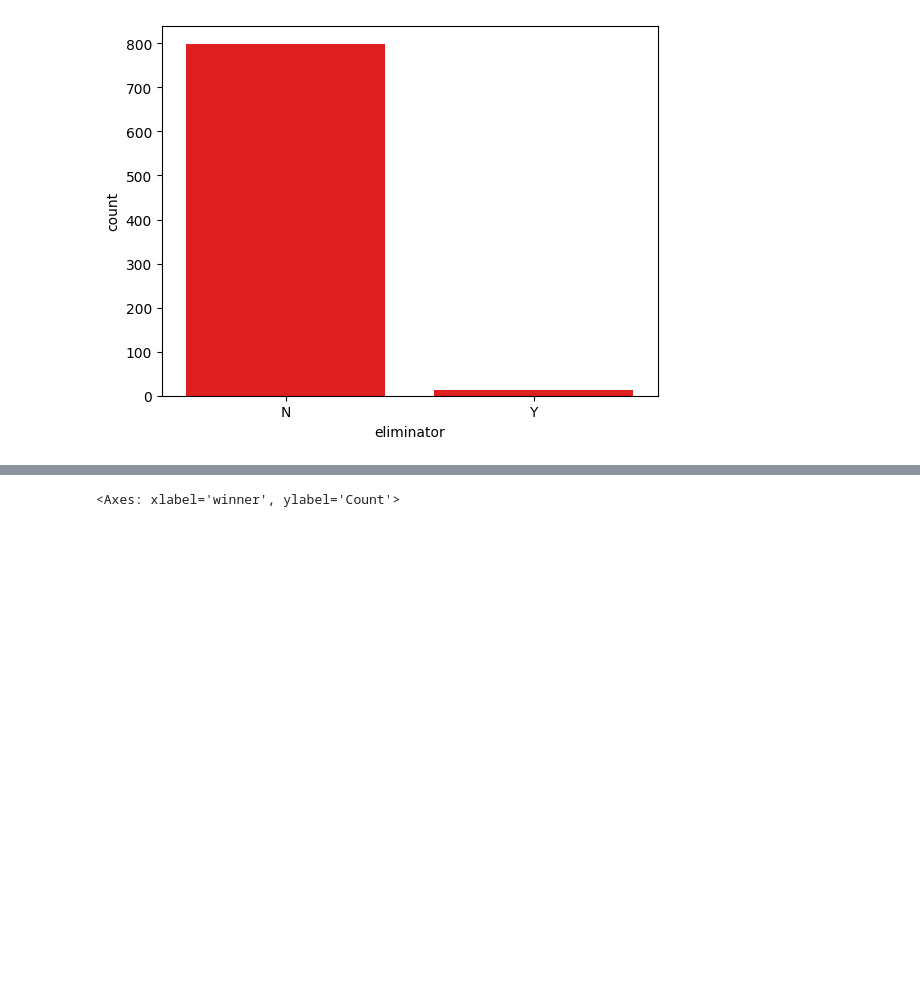
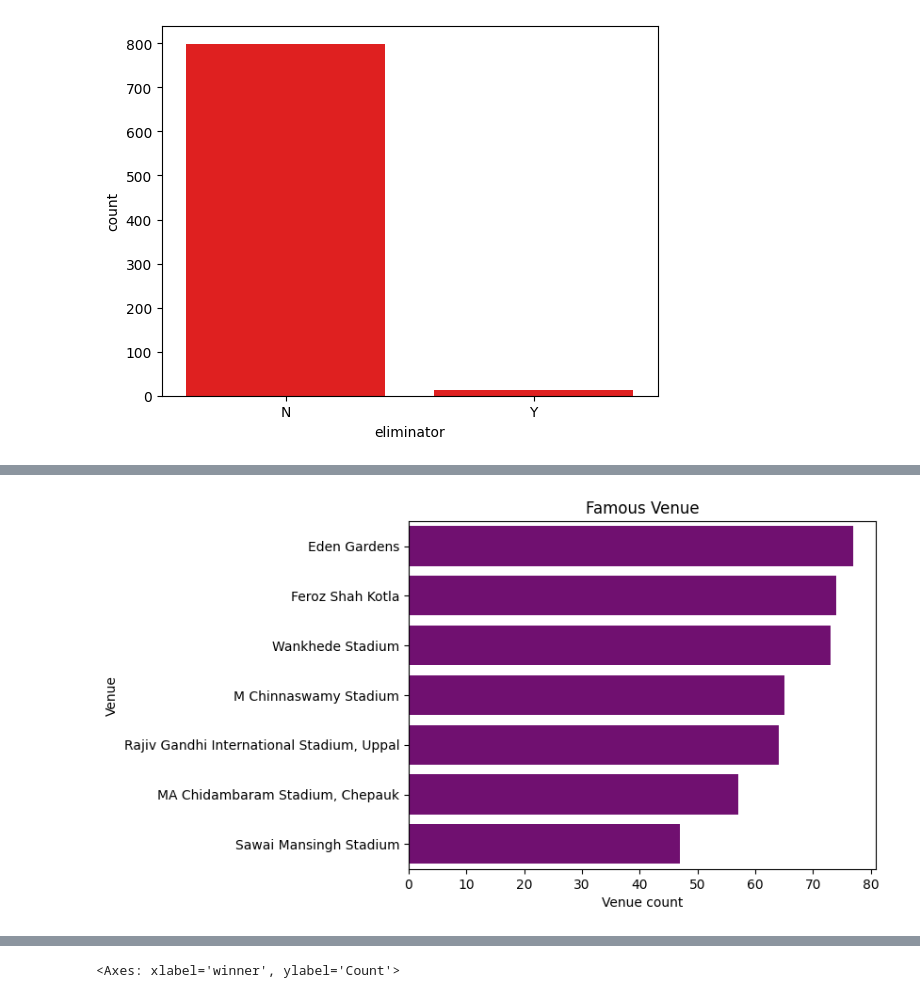
Before and after one commit to Diwash17/IPL-project-, a Jupyter notebook: IPLdataanalysis.ipynb, the cells around one changed output, grey strips where cells are left out. Drawn from its saved outputs; the diff is of its cells as text; code cells hidden in the pictures; blank space fills up the shorter version.

```diff
--- a/IPLdataanalysis.ipynb
+++ b/IPLdataanalysis.ipynb
@@ -431,0 +435,13 @@ sns.histplot(df['venue'],linewidth=2,color="skyblue")
+# %%
+top_venues = df['venue'].value_counts().head(7)
+
+
+top_venues_df = pd.DataFrame({'Venue': top_venues.index, 'Count': top_venues.values})
+
+sns.barplot(x='Count', y='Venue', data=top_venues_df,color='purple')
+plt.title("Famous Venue")
+plt.xlabel('Venue count')
+plt.ylabel('Venue')
+plt.show()
+# %% [output]
+[figure, added]
```
Also changed, not shown: parts of 3 cells of this notebook.
